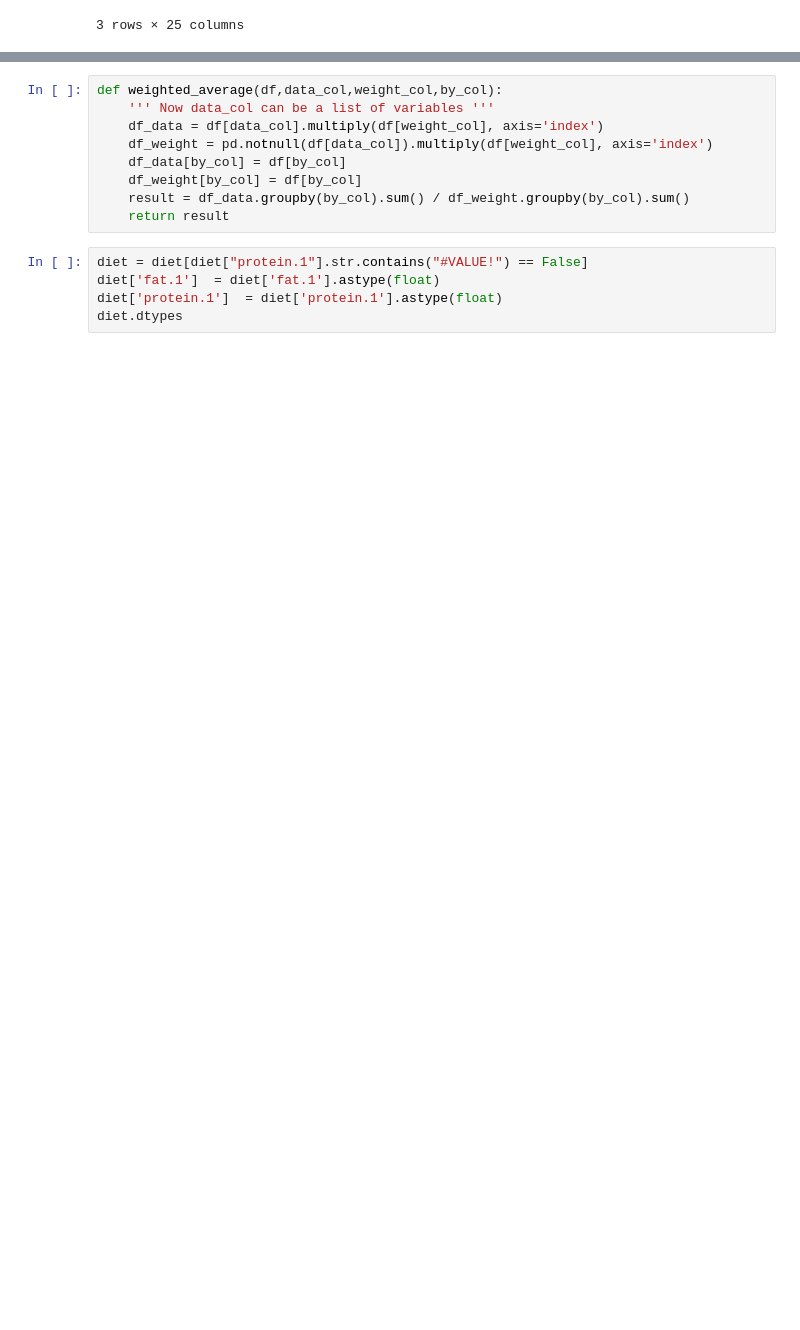
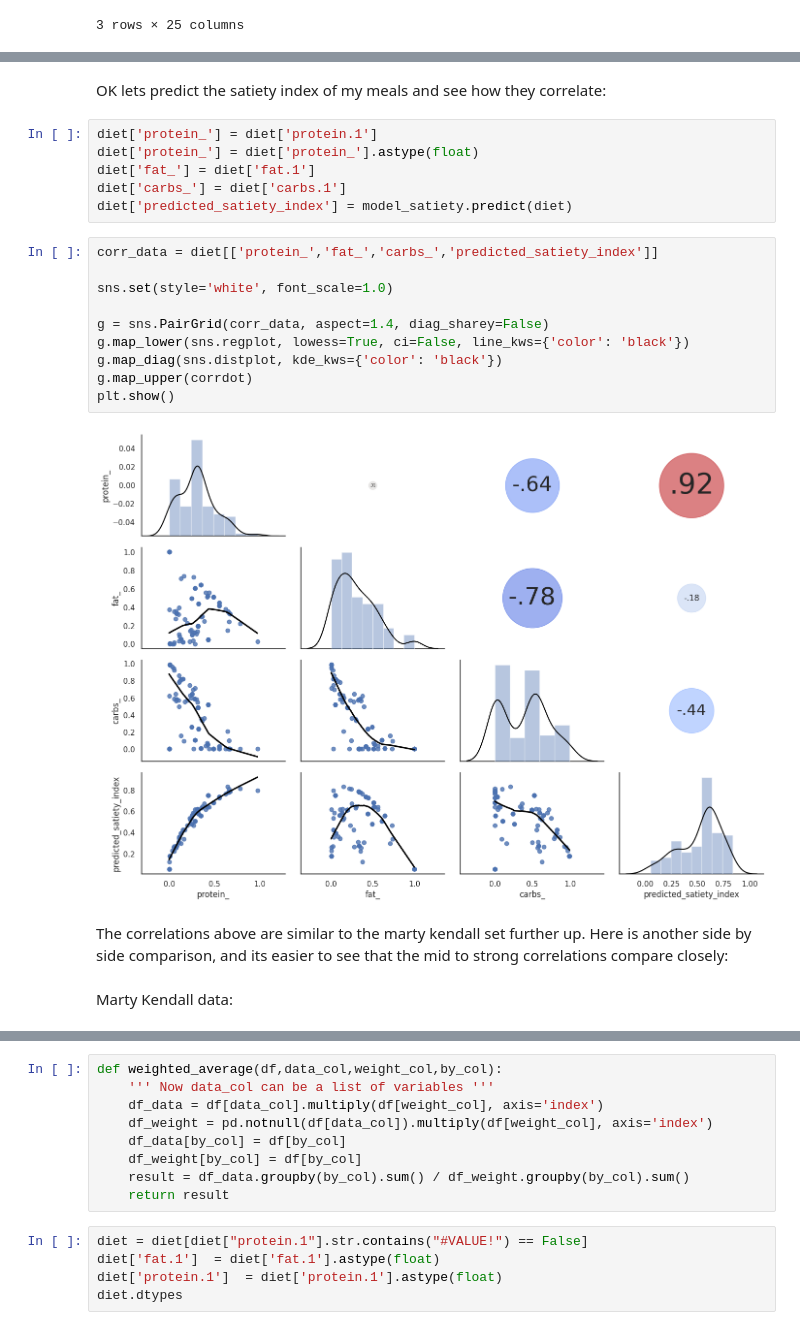
Before and after one commit to Usul1980/Dexcom-G7-analysis, a Jupyter notebook: dexcom-g7-cgm-vs-carbs-vs-exercise.ipynb, the cells around one changed output, grey strips where cells are left out. Cells and saved outputs as stored; diff of their text form; blank space fills up the shorter version.

```diff
--- a/dexcom-g7-cgm-vs-carbs-vs-exercise.ipynb
+++ b/dexcom-g7-cgm-vs-carbs-vs-exercise.ipynb
@@ -299,0 +435,24 @@ foods_data.head(3)
+# %% [markdown]
+OK lets predict the satiety index of my meals and see how they correlate:
+# %%
+diet['protein_'] = diet['protein.1']
+diet['protein_'] = diet['protein_'].astype(float)
+diet['fat_'] = diet['fat.1']
+diet['carbs_'] = diet['carbs.1']
+diet['predicted_satiety_index'] = model_satiety.predict(diet)
+# %%
+corr_data = diet[['protein_','fat_','carbs_','predicted_satiety_index']]
+
+sns.set(style='white', font_scale=1.0)
+
+g = sns.PairGrid(corr_data, aspect=1.4, diag_sharey=False)
+g.map_lower(sns.regplot, lowess=True, ci=False, line_kws={'color': 'black'})
+g.map_diag(sns.distplot, kde_kws={'color': 'black'})
+g.map_upper(corrdot)
+plt.show()
+# %% [output]
+[figure, added]
+# %% [markdown]
+The correlations above are similar to the marty kendall set further up. Here is another side by side comparison, and its easier to see that the mid to strong correlations compare closely:
+# %% [markdown]
+Marty Kendall data:
```
Also changed, not shown: parts of 31 cells of this notebook.
